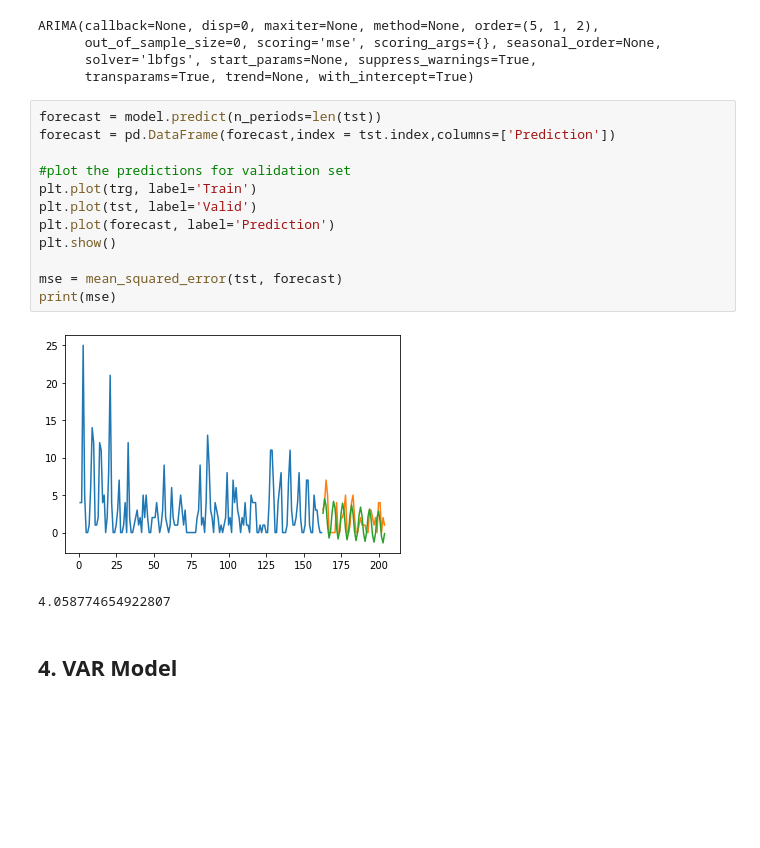
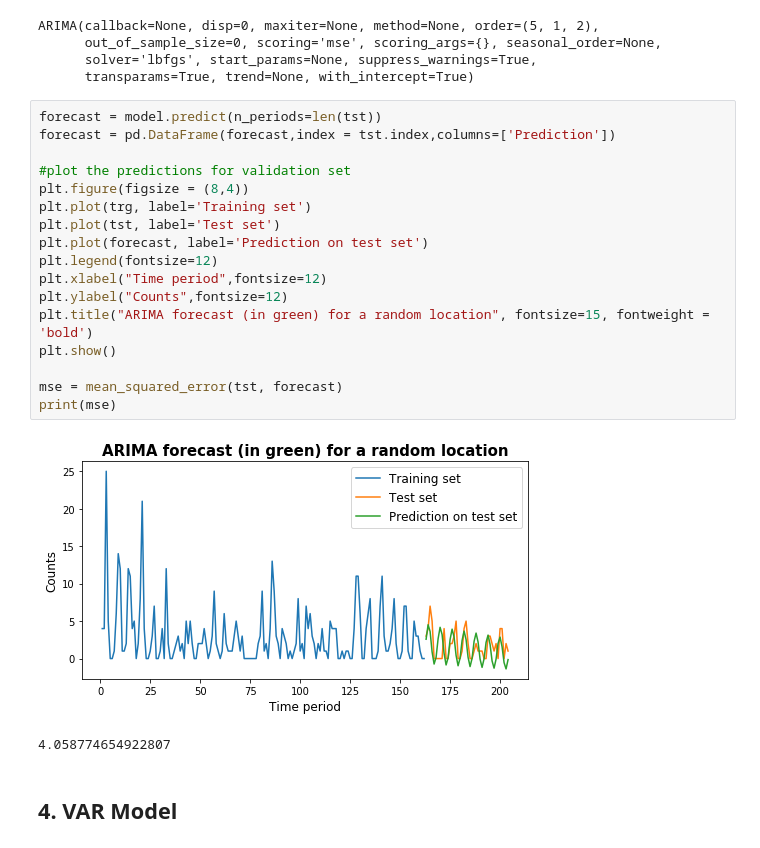
Before and after one commit to Angps1995/Spatial-Temporal-Models-for-delivery-demand-forecast, a Jupyter notebook: ExploratoryAnalysis.ipynb, the cells around one changed output. Drawn from its saved outputs; the diff is of its cells as text; blank space fills up the shorter version.

```diff
--- a/ExploratoryAnalysis.ipynb
+++ b/ExploratoryAnalysis.ipynb
@@ -336,17 +346,22 @@ ARIMA(callback=None, disp=0, maxiter=None, method=None, order=(5, 1, 2),
 # %%
 forecast = model.predict(n_periods=len(tst))
 forecast = pd.DataFrame(forecast,index = tst.index,columns=['Prediction'])
 
 #plot the predictions for validation set
-plt.plot(trg, label='Train')
-plt.plot(tst, label='Valid')
-plt.plot(forecast, label='Prediction')
+plt.figure(figsize = (8,4))
+plt.plot(trg, label='Training set')
+plt.plot(tst, label='Test set')
+plt.plot(forecast, label='Prediction on test set')
+plt.legend(fontsize=12)
+plt.xlabel("Time period",fontsize=12)
+plt.ylabel("Counts",fontsize=12)
+plt.title("ARIMA forecast (in green) for a random location", fontsize=15, fontweight = 'bold')
 plt.show()
 
 mse = mean_squared_error(tst, forecast)
 print(mse)
 # %% [output]
-[figure, old version]
+[figure, new version]
 4.058774654922807
 # %% [markdown]
 ## **4. VAR Model**
```
Also changed, not shown: parts of 9 cells of this notebook, 1 other file.
